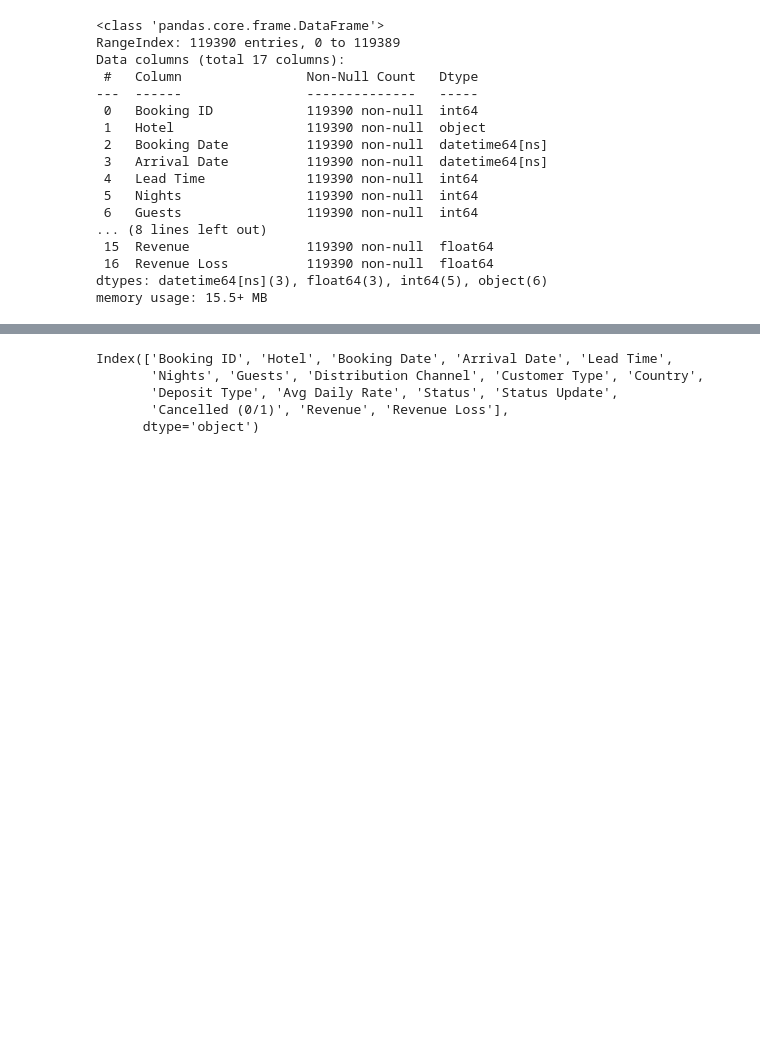
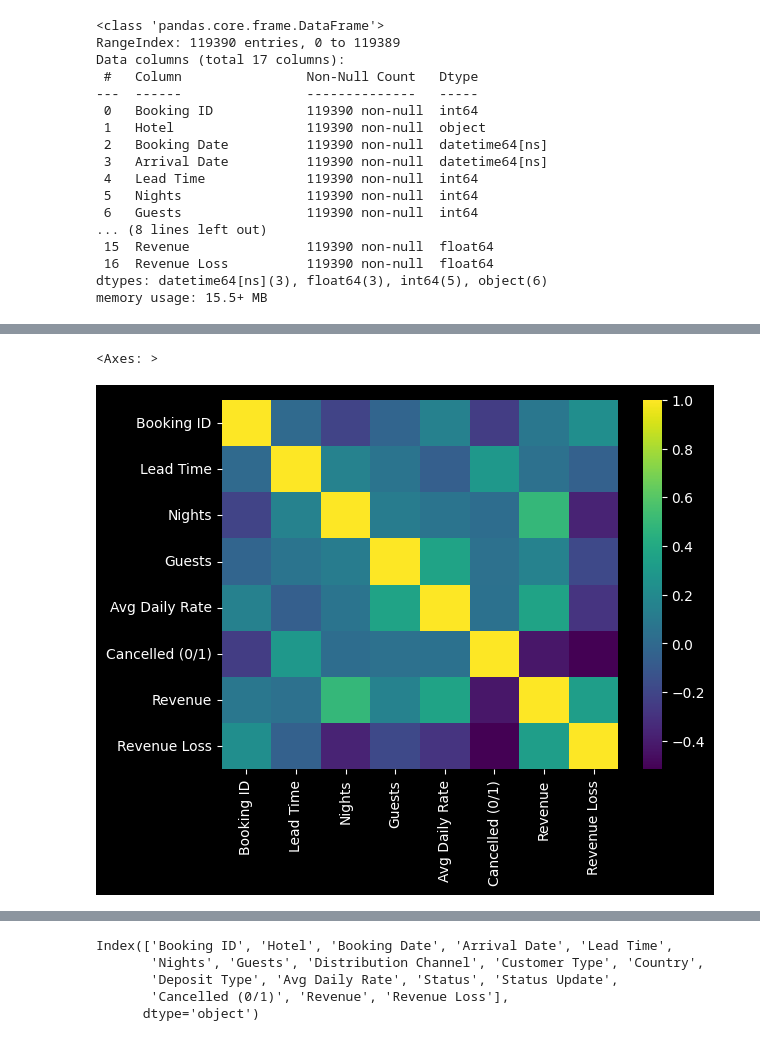
Before and after one commit to RheedWhan/SHG-analysis., a Jupyter notebook: Splendor_Hotel.ipynb, the cells around one changed output, grey strips where cells are left out. Saved outputs shown, nothing was run; the diff lists cells and outputs as text; code cells hidden in the pictures; blank space fills up the shorter version.

```diff
--- a/Splendor_Hotel.ipynb
+++ b/Splendor_Hotel.ipynb
@@ -39,0 +238,7 @@ memory usage: 15.5+ MB
+# %%
+# visualizing the correlation
+
+sns.heatmap(df.corr(), cmap='viridis')
+# %% [output]
+<Axes: >
+[figure, added]
```
Also changed, not shown: parts of 30 cells of this notebook.
